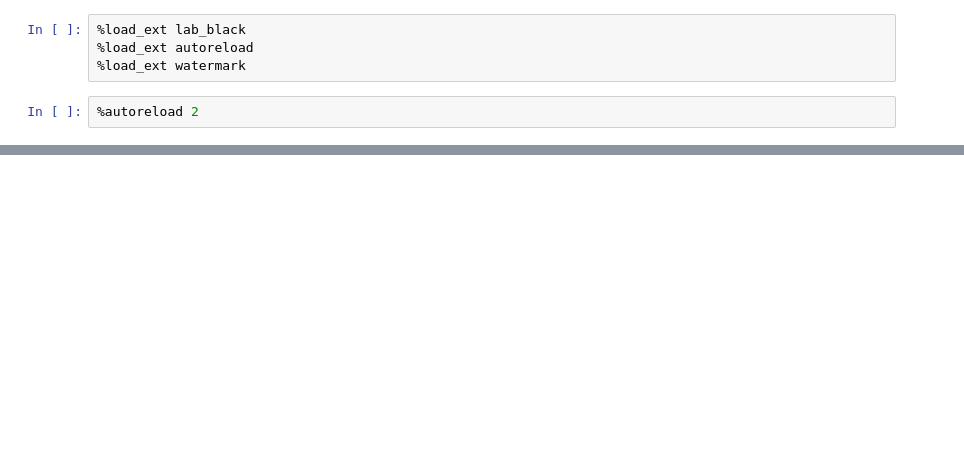
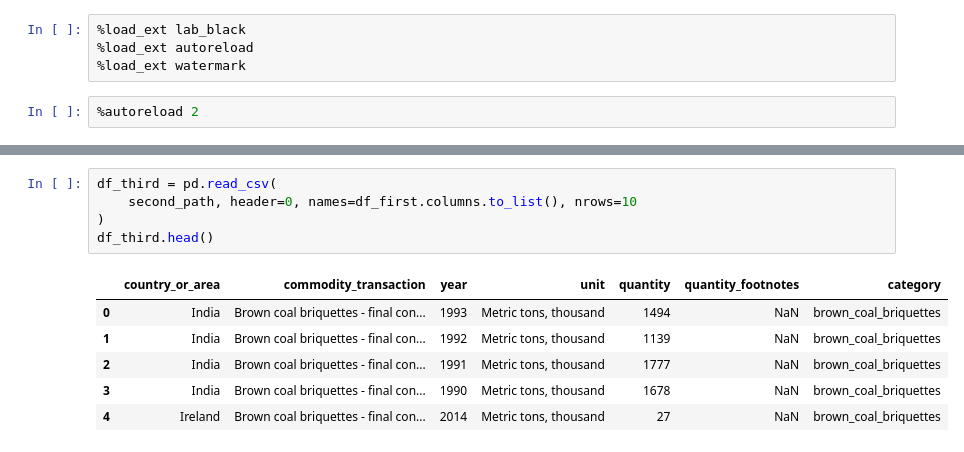
Before and after one commit to See-You-Data/UNInternationalEnergyData, a Jupyter notebook: analysis/exploratory/simon/simon_un_data.ipynb, the cells around one changed output, grey strips where cells are left out. Drawn from its saved outputs; the diff is of its cells as text; blank space fills up the shorter version.

```diff
--- a/analysis/exploratory/simon/simon_un_data.ipynb
+++ b/analysis/exploratory/simon/simon_un_data.ipynb
@@ -29,0 +87,12 @@ PosixPath('/Users/Simon/Documents/Python_Projects/see-you-data/UNInternationalEn
+# %%
+df_third = pd.read_csv(
+    second_path, header=0, names=df_first.columns.to_list(), nrows=10
+)
+df_third.head()
+# %% [output]
+|  | country_or_area | commodity_transaction | year | unit | quantity | quantity_footnotes | category |
+| 0 | India | Brown coal briquettes - final con... | 1993 | Metric tons, thousand | 1494 | NaN | brown_coal_briquettes |
+| 1 | India | Brown coal briquettes - final con... | 1992 | Metric tons, thousand | 1139 | NaN | brown_coal_briquettes |
+| 2 | India | Brown coal briquettes - final con... | 1991 | Metric tons, thousand | 1777 | NaN | brown_coal_briquettes |
+| 3 | India | Brown coal briquettes - final con... | 1990 | Metric tons, thousand | 1678 | NaN | brown_coal_briquettes |
+| 4 | Ireland | Brown coal briquettes - final con... | 2014 | Metric tons, thousand | 27 | NaN | brown_coal_briquettes |
```
Also changed, not shown: parts of 20 cells of this notebook.
